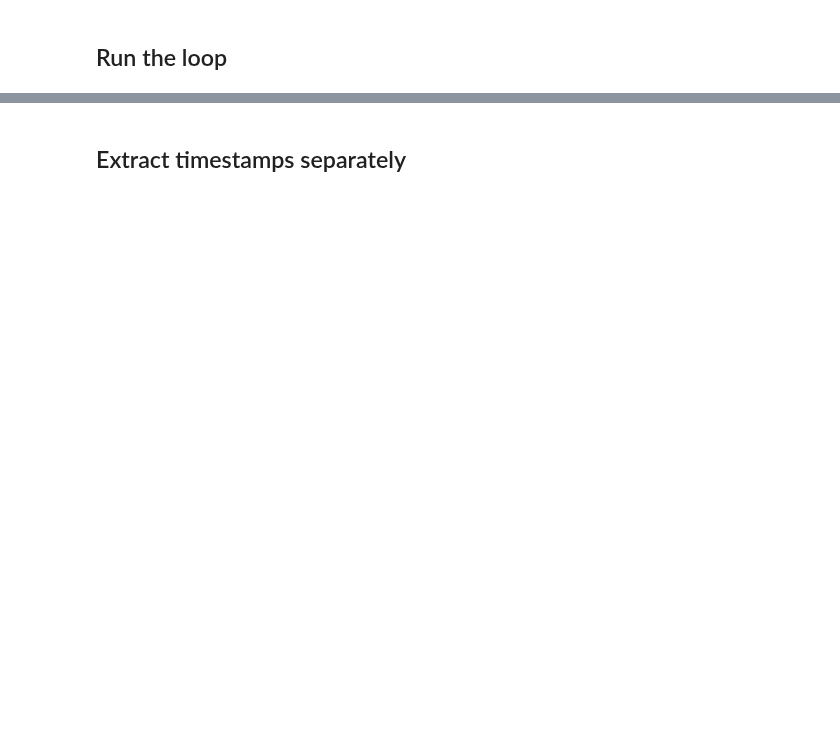
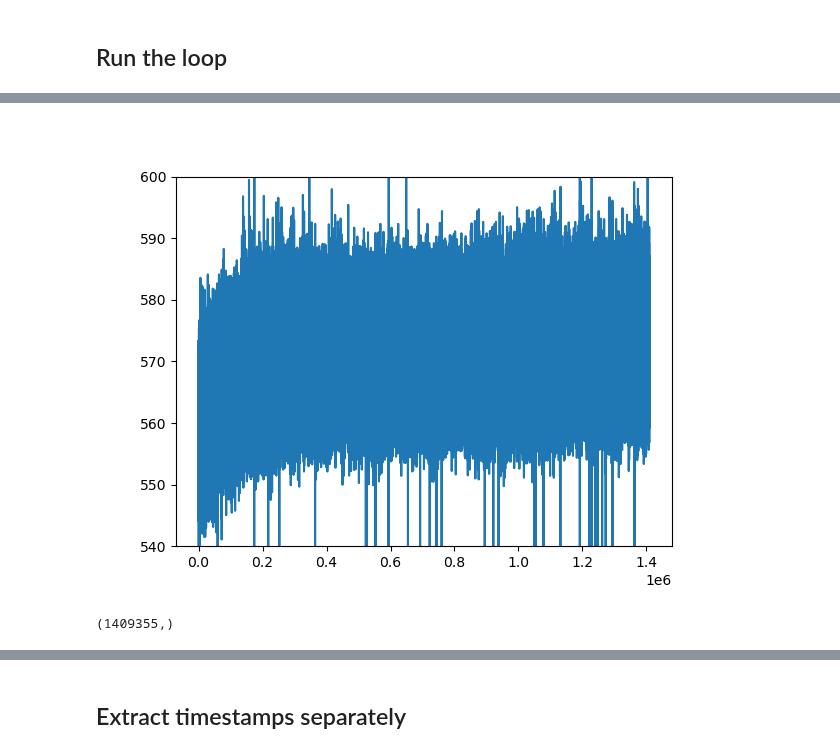
Before and after one commit to paulscherrerinstitute/alvra_beamline_scripts, a Jupyter notebook: YAG_scans_oneTT_timestamp.ipynb, the cells around one changed output, grey strips where cells are left out. Drawn from its saved outputs; the diff is of its cells as text; code cells hidden in the pictures; blank space fills up the shorter version.

```diff
--- a/YAG_scans_oneTT_timestamp.ipynb
+++ b/YAG_scans_oneTT_timestamp.ipynb
@@ -293,0 +481,14 @@ plt.show()
+# %%
+plt.figure()
+plt.plot(np.array(np.array(arrTimes_all_126) - np.array(arrTimes_all_124)))
+#plt.scatter(width_fs_scan_124, width_fs_scan_126)
+plt.ylim(540, 600)
+#plt.scatter(arrTimes_all_124, arrTimes_all_126)
+
+plt.show()
+# %% [output]
+[figure, added]
+# %%
+np.shape(arrTimes_all_124)
+# %% [output]
+(1409355,)
```
Also changed, not shown: parts of 15 cells of this notebook, 6 other files.
